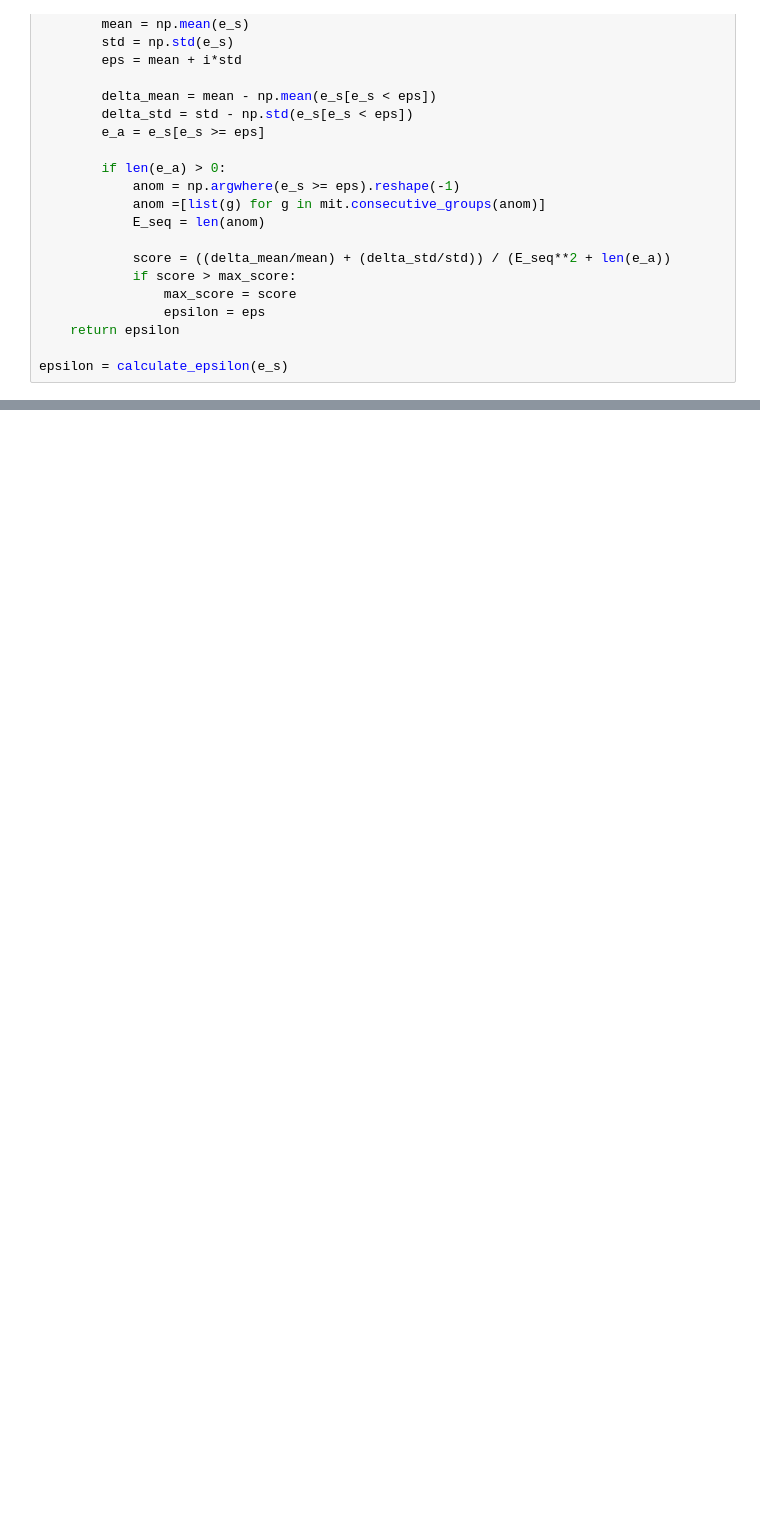
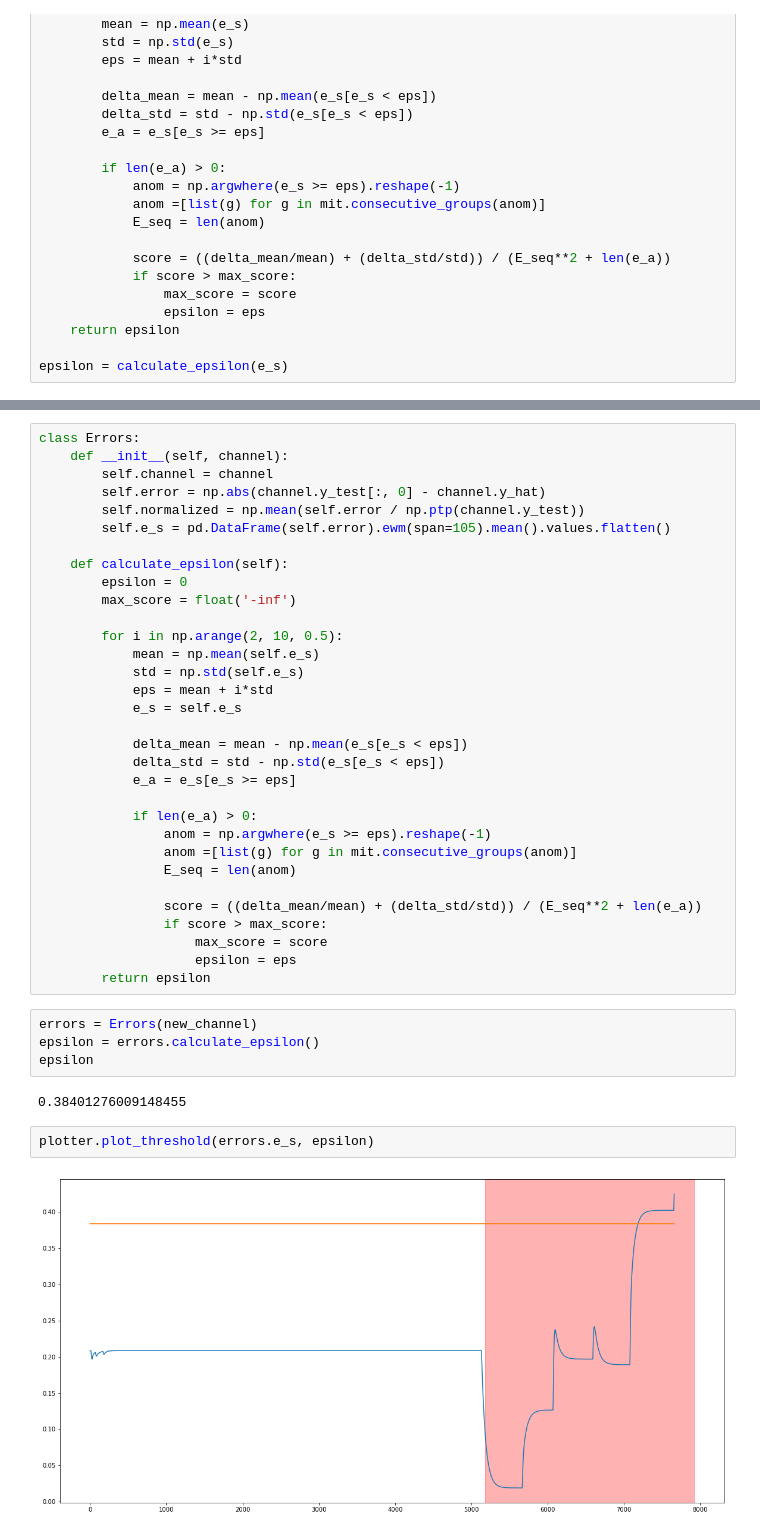
Before and after one commit to NorbertKlockiewicz/AnomalyDetection, a Jupyter notebook: Model.ipynb, the cells around one changed output, grey strips where cells are left out. Saved outputs shown, nothing was run; the diff lists cells and outputs as text; blank space fills up the shorter version.

Commit message:
error class

```diff
--- a/Model.ipynb
+++ b/Model.ipynb
@@ -316,0 +362,42 @@ plotter.plot_threshold(e_s, epsilon)
+# %%
+class Errors:
+    def __init__(self, channel):
+        self.channel = channel
+        self.error = np.abs(channel.y_test[:, 0] - channel.y_hat)
+        self.normalized = np.mean(self.error / np.ptp(channel.y_test))
+        self.e_s = pd.DataFrame(self.error).ewm(span=105).mean().values.flatten()
+
+    def calculate_epsilon(self):
+        epsilon = 0
+        max_score = float('-inf')
+
+        for i in np.arange(2, 10, 0.5):
+            mean = np.mean(self.e_s)
+            std = np.std(self.e_s)
+            eps = mean + i*std
+            e_s = self.e_s
+
+            delta_mean = mean - np.mean(e_s[e_s < eps])
+            delta_std = std - np.std(e_s[e_s < eps])
+            e_a = e_s[e_s >= eps]
+
+            if len(e_a) > 0:
+                anom = np.argwhere(e_s >= eps).reshape(-1)
+                anom =[list(g) for g in mit.consecutive_groups(anom)]
+                E_seq = len(anom)
+
+                score = ((delta_mean/mean) + (delta_std/std)) / (E_seq**2 + len(e_a))
+                if score > max_score:
+                    max_score = score
+                    epsilon = eps
+        return epsilon
+# %%
+errors = Errors(new_channel)
+epsilon = errors.calculate_epsilon()
+epsilon
+# %% [output]
+0.38401276009148455
+# %%
+plotter.plot_threshold(errors.e_s, epsilon)
+# %% [output]
+[figure, added]
```
Also changed, not shown: parts of 16 cells of this notebook.
